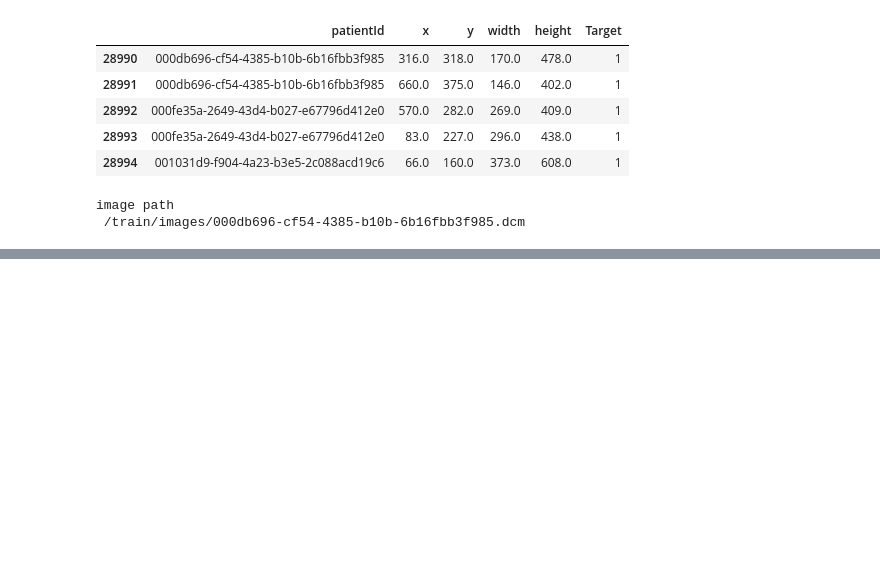
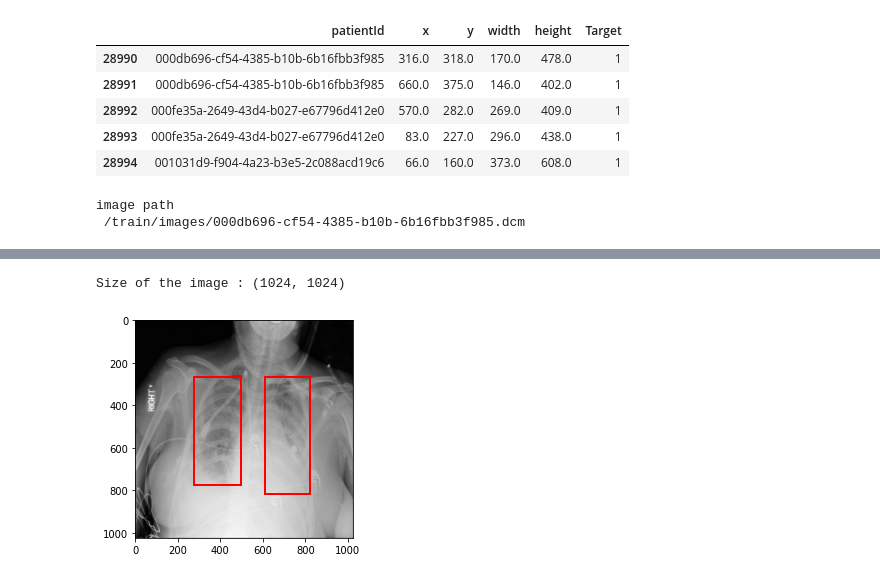
Before and after one commit to imanjunathn/Pneumonia-Detection, a Jupyter notebook: Pneumonia_detection.ipynb, the cells around one changed output, grey strips where cells are left out. Cells and saved outputs as stored; diff of their text form; code cells hidden in the pictures; blank space fills up the shorter version.

```diff
--- a/Pneumonia_detection.ipynb
+++ b/Pneumonia_detection.ipynb
@@ -186,0 +258,6 @@ Size of the image : (1024, 1024)
+# %%
+obj = parsed_data['38016466-59bb-4364-a099-03813dd09f46']
+draw(obj)
+# %% [output]
+Size of the image : (1024, 1024)
+[figure, added]
```
Also changed, not shown: parts of 9 cells of this notebook.
